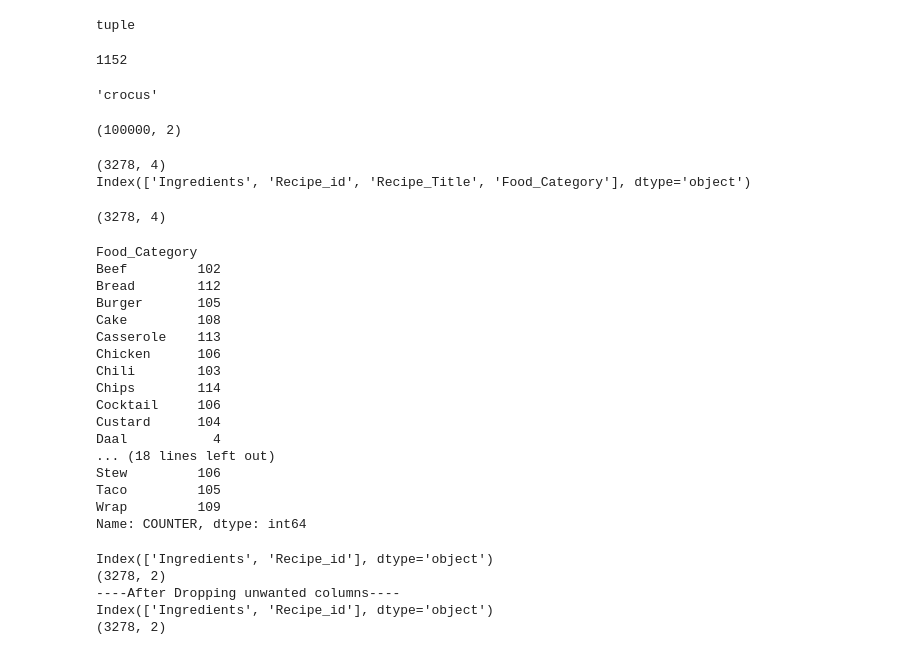
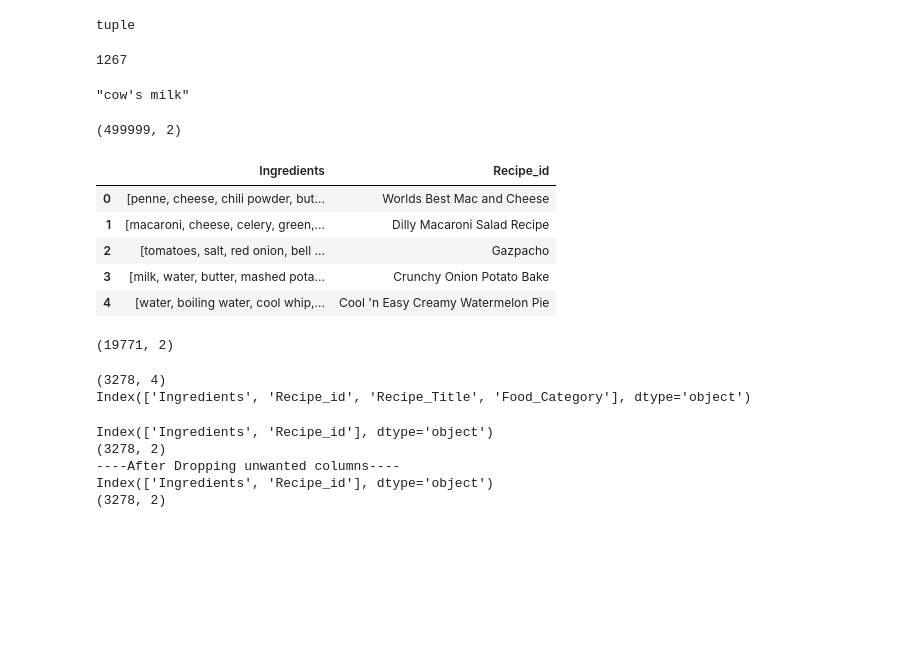
Before and after one commit to Vindhya-Singh/Guided-Research, a Jupyter notebook: LSTM_Trainer.ipynb, the cells around one changed output. Drawn from its saved outputs; the diff is of its cells as text; code cells hidden in the pictures; blank space fills up the shorter version.

```diff
--- a/LSTM_Trainer.ipynb
+++ b/LSTM_Trainer.ipynb
@@ -64,10 +73,7 @@ def load_data_from_file(filename=None, ing_file_name=None, local=True, save=Fals
 # %%
 import os
 #os.chdir('raw_data')
-recipes = load_data_from_file("100ksample", ing_file_name = "dbpedia_ingredients.txt",local=True, save=False )
+recipes = load_data_from_file("/content/drive/My Drive/Dataa/500ksample", ing_file_name = "dbpedia_ingredients.txt",local=True, save=False )
 clean_recipes = [x.proccessed_ing_list for x in recipes]
-recipes = load_data_from_file("100ksample2", "dbpedia_ingredients.txt")
-sample100k2 = [x.proccessed_ing_list for x in recipes]
-clean_recipes.extend(sample100k2)
-type(clean_recipes)
+print(type(recipes))
 # %% [output]
@@ -74,0 +81,12 @@ list
+# %%
+recipes_1 = load_data_from_file("/content/drive/My Drive/Dataa/500ksample2", "dbpedia_ingredients.txt")
+recipes.extend(recipes_1)
+sample500k2 = [x.proccessed_ing_list for x in recipes]
+clean_recipes.extend(sample500k2)
+# %%
+#including the following to pickle the 1 million file. It has been split into 3 files with 500k samples in the first two using "split -l 500000 layer1.json"
+recipes_2 = load_data_from_file("/content/500ksample3", "dbpedia_ingredients.txt")
+recipes.extend(recipes_2)
+sample500k3 = [x.proccessed_ing_list for x in recipes]
+clean_recipes.extend(sample500k3)
+print('The type of data in clean_recipes is ',type(clean_recipes))
@@ -216,17 +410,29 @@ for recipe in only_ingredients:
 # Let us see the vocabulary size once
 ingredient_vocabulary.max_idx
 # %% [output]
-1152
+1267
 # %%
-ingredient_vocabulary.get_word(1151)
+ingredient_vocabulary.get_word(1025)
 # %% [output]
-'crocus'
+"cow's milk"
 # %%
 import pandas as pd
-df = pd.DataFrame(final_dataset, columns =['Ingredients', 'Recipe_id'])
+df = pd.DataFrame(final_dataset, columns =['Ingredients','Recipe_id'])
+print(df.shape)
+# %% [output]
+(499999, 2)
-# %%
-df[df.Recipe_id == 'Peanut Butter Pie']
-df.shape
-# %% [output]
-(100000, 2)
+# %%
+df.head()
+# %% [output]
+|  | Ingredients | Recipe_id |
+| 0 | [penne, cheese, chili powder, but... | Worlds Best Mac and Cheese |
+| 1 | [macaroni, cheese, celery, green,... | Dilly Macaroni Salad Recipe |
+| 2 | [tomatoes, salt, red onion, bell ... | Gazpacho |
+| 3 | [milk, water, butter, mashed pota... | Crunchy Onion Potato Bake |
+| 4 | [water, boiling water, cool whip,... | Cool 'n Easy Creamy Watermelon Pie |
+# %%
+df_cake = df[df['Recipe_id'].str.contains("Cake")]
+df_cake.shape
+# %% [output]
+(19771, 2)
 # %%
@@ -248,25 +454,6 @@ print(df.shape)
 df['COUNTER'] = 1
 grouped_data = df.groupby(['Food_Category'])['COUNTER'].sum()
 grouped_data
-# %% [output]
-(3278, 4)
-Food_Category
-Beef         102
-Bread        112
-Burger       105
-Cake         108
-Casserole    113
-Chicken      106
-Chili        103
-Chips        114
-Cocktail     106
-Custard      104
-Daal           4
-... (18 lines left out)
-Stew         106
-Taco         105
-Wrap         109
-Name: COUNTER, dtype: int64
 # %%
 #Since we have all food categories, let's drop the unecessary columns and have one final df
 df = df.drop(columns = ['Recipe_Title', 'Food_Category','COUNTER'])
```
Also changed, not shown: parts of 65 cells of this notebook.
